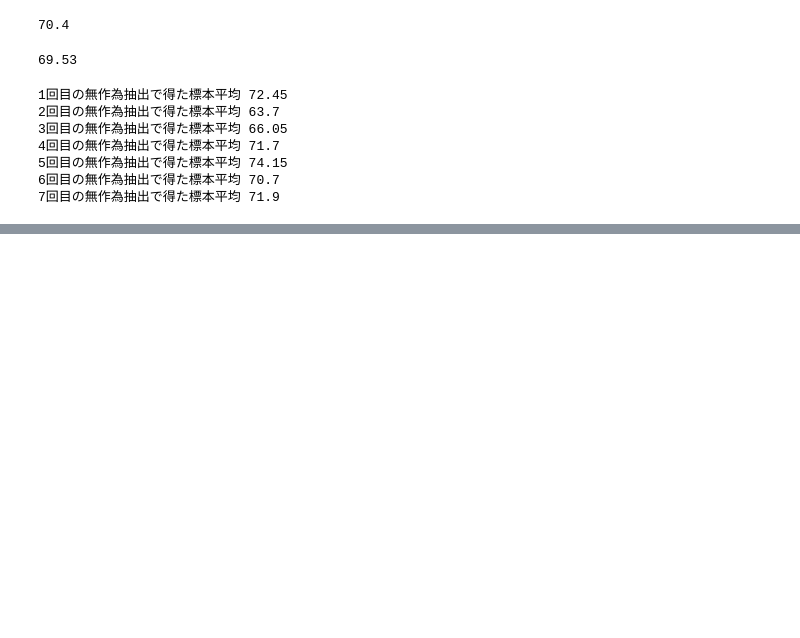
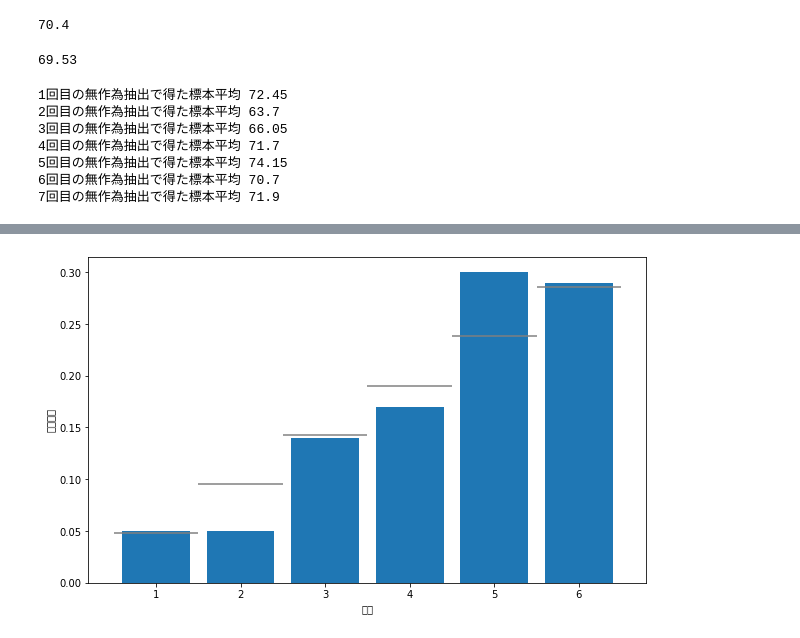
Before and after one commit to katuhito/python_statistics, a Jupyter notebook: Statistical_inference.ipynb, the cells around one changed output, grey strips where cells are left out. Cells and saved outputs as stored; diff of their text form; code cells hidden in the pictures; blank space fills up the shorter version.

```diff
--- a/Statistical_inference.ipynb
+++ b/Statistical_inference.ipynb
@@ -55,3 +55,10 @@ for i in range(7):
 5回目の無作為抽出で得た標本平均 74.15
 6回目の無作為抽出で得た標本平均 70.7
 7回目の無作為抽出で得た標本平均 71.9
+# %%
+#いかさまサイコロ
+dice = [1,2,3,4,5,6]
+prob = [1/21, 2/21, 3/21, 4/21, 5/21, 6/21]
+#確率変数の試行にnp.random.choice関数を使う
+#引数pにpropを渡すことでそれぞれの確率を指定して、1回試行する
+np.random.choice(dice, p=prob)
@@ -57,0 +67,5 @@ for i in range(7):
+# %%
+#上記の試行を100回行う
+num_trial = 100
+sample = np.random.choice(dice, num_trial, p=prob)
+sample
@@ -57,0 +91,16 @@ for i in range(7):
+# %%
+#度数分布によって出目や回数の割合が判明したので、実際の確率分布とともにヒストグラムも図示してみる
+fig = plt.figure(figsize=(10, 6))
+ax = fig.add_subplot(111)
+ax.hist(sample, bins=6, range=(1, 7), density=True, rwidth=0.8)
+#真の確率分布を横線で表示
+ax.hlines(prob, np.arange(1, 7), np.arange(2, 8), colors='gray')
+#棒グラフの[1.5, 2.5, …, 6.5]の場所に目盛りを付ける
+ax.set_xticks(np.linspace(1.5, 6.5, 6))
+#目盛りの値は[1,2,3,4,5,6]
+ax.set_xticklabels(np.arange(1, 7))
+ax.set_xlabel('出目')
+ax.set_ylabel('相対度数')
+plt.show()
+# %% [output]
+[figure, added]
```
Also changed, not shown: parts of 10 cells of this notebook, 1 other file.
